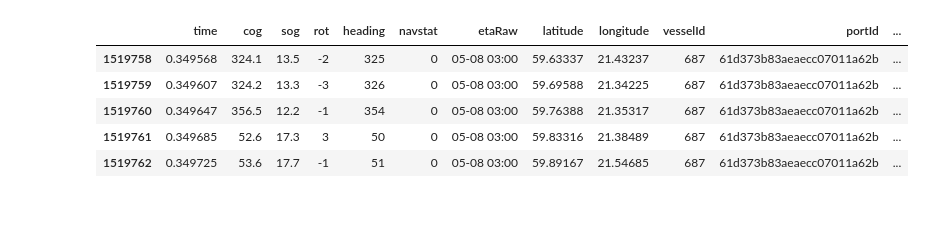
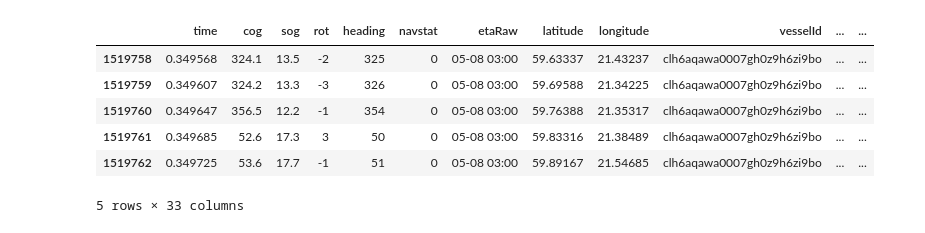
Before and after one commit to javanster/AIS-Vessel-Trajectory-Prediction, a Jupyter notebook: data_preprocessing.ipynb, the cells around one changed output. Cells and saved outputs as stored; diff of their text form; code cells hidden in the pictures.

```diff
--- a/data_preprocessing.ipynb
+++ b/data_preprocessing.ipynb
@@ -2,12 +2,13 @@
 import pandas as pd
 import numpy as np
 
+test_df = pd.read_csv('data/original_data/ais_test.csv')
+train_df = pd.read_csv('data/original_data/ais_train.csv', sep='|')
 
-train_df = pd.read_csv("data/processed_data/train_encoded_vessel_ID.csv")
-train_X = train_df
 
-test_df = pd.read_csv("data/processed_data/test_encoded_vessel_ID.csv")
+train_df
 
-train_X.head()
+
+train_df.head()
 # %% [output]
 |  | time | cog | sog | rot | heading | navstat | etaRaw | latitude | longitude | vesselId | portId |
@@ -19,15 +20,15 @@ train_X.head()
 # %%
 import pandas as pd
 
-train_X = train_X.sort_values(by=['vesselId', 'time']).reset_index(drop=True)
+train_df = train_df.sort_values(by=['vesselId', 'time']).reset_index(drop=True)
 
-train_X['last_known_latitude'] = train_X.groupby('vesselId')['latitude'].shift(1)
-train_X['last_known_longitude'] = train_X.groupby('vesselId')['longitude'].shift(1)
-train_X['time_of_last_known_position'] = train_X.groupby('vesselId')['time'].shift(1)
+train_df['last_known_latitude'] = train_df.groupby('vesselId')['latitude'].shift(1)
+train_df['last_known_longitude'] = train_df.groupby('vesselId')['longitude'].shift(1)
+train_df['time_of_last_known_position'] = train_df.groupby('vesselId')['time'].shift(1)
 
-train_X = train_X.dropna()
-train_X = train_X.reset_index(drop=True)
+train_df = train_df.dropna()
+train_df = train_df.reset_index(drop=True)
 
-train_X.head(20)
+train_df.head(20)
 # %% [output]
 |  | time | cog | sog | rot | heading | navstat | etaRaw | latitude | longitude | vesselId | portId | ... |
@@ -95,12 +181,13 @@ test_df.drop(['time_converted'], axis=1, inplace=True)
 # %%
-train_X.tail()
+train_df.tail()
 # %% [output]
-|  | time | cog | sog | rot | heading | navstat | etaRaw | latitude | longitude | vesselId | portId | ... |
-| 1519758 | 0.349568 | 324.1 | 13.5 | -2 | 325 | 0 | 05-08 03:00 | 59.63337 | 21.43237 | 687 | 61d373b83aeaecc07011a62b | ... |
-| 1519759 | 0.349607 | 324.2 | 13.3 | -3 | 326 | 0 | 05-08 03:00 | 59.69588 | 21.34225 | 687 | 61d373b83aeaecc07011a62b | ... |
-| 1519760 | 0.349647 | 356.5 | 12.2 | -1 | 354 | 0 | 05-08 03:00 | 59.76388 | 21.35317 | 687 | 61d373b83aeaecc07011a62b | ... |
-| 1519761 | 0.349685 | 52.6 | 17.3 | 3 | 50 | 0 | 05-08 03:00 | 59.83316 | 21.38489 | 687 | 61d373b83aeaecc07011a62b | ... |
-| 1519762 | 0.349725 | 53.6 | 17.7 | -1 | 51 | 0 | 05-08 03:00 | 59.89167 | 21.54685 | 687 | 61d373b83aeaecc07011a62b | ... |
+|  | time | cog | sog | rot | heading | navstat | etaRaw | latitude | longitude | vesselId | ... | ... |
+| 1519758 | 0.349568 | 324.1 | 13.5 | -2 | 325 | 0 | 05-08 03:00 | 59.63337 | 21.43237 | clh6aqawa0007gh0z9h6zi9bo | ... | ... |
+| 1519759 | 0.349607 | 324.2 | 13.3 | -3 | 326 | 0 | 05-08 03:00 | 59.69588 | 21.34225 | clh6aqawa0007gh0z9h6zi9bo | ... | ... |
+| 1519760 | 0.349647 | 356.5 | 12.2 | -1 | 354 | 0 | 05-08 03:00 | 59.76388 | 21.35317 | clh6aqawa0007gh0z9h6zi9bo | ... | ... |
+| 1519761 | 0.349685 | 52.6 | 17.3 | 3 | 50 | 0 | 05-08 03:00 | 59.83316 | 21.38489 | clh6aqawa0007gh0z9h6zi9bo | ... | ... |
+| 1519762 | 0.349725 | 53.6 | 17.7 | -1 | 51 | 0 | 05-08 03:00 | 59.89167 | 21.54685 | clh6aqawa0007gh0z9h6zi9bo | ... | ... |
+5 rows × 33 columns
 # %%
 test_df.tail()
 # %% [output]
```
Also changed, not shown: parts of 14 cells of this notebook, 3 other files.
